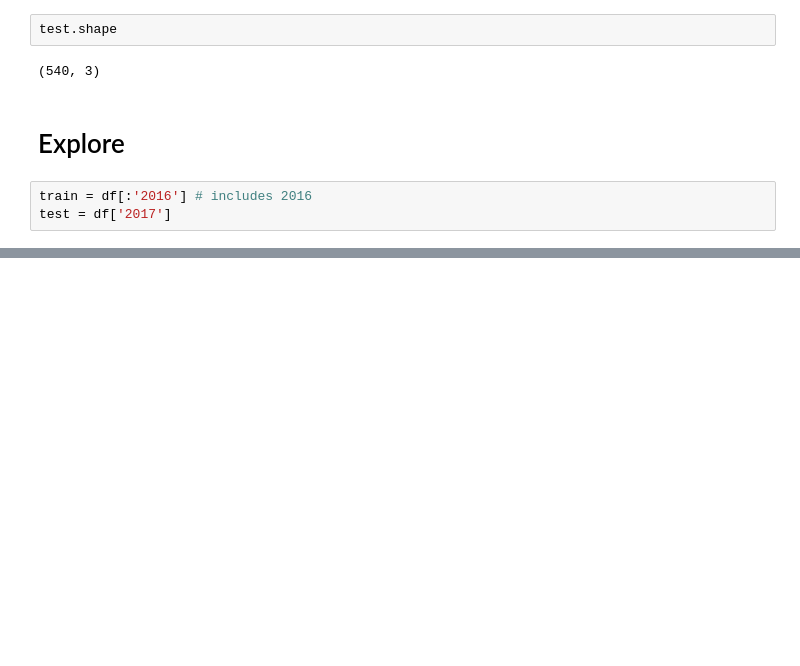
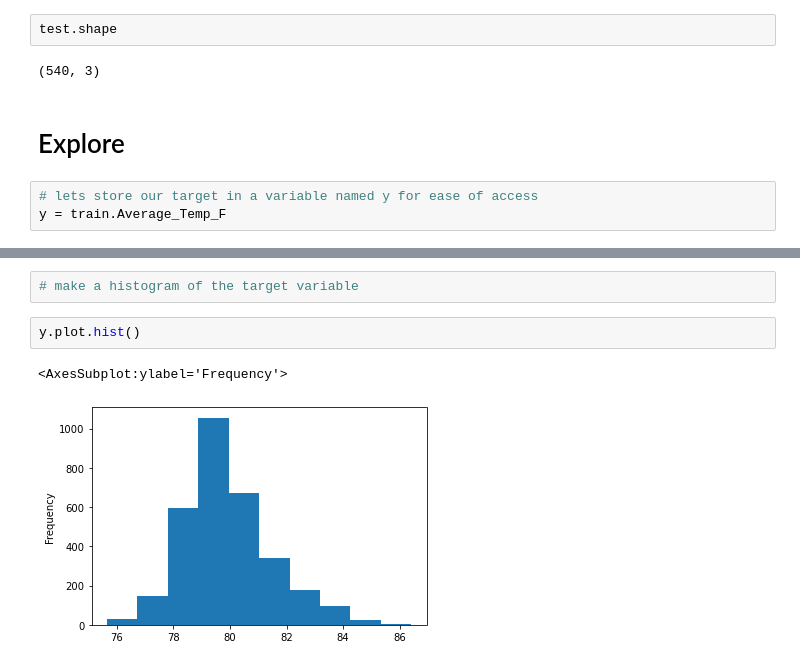
Before and after one commit to SLawsonWoods/time_series_exercises_1, a Jupyter notebook: time_series_mini_proj.ipynb, the cells around one changed output, grey strips where cells are left out. Cells and saved outputs as stored; diff of their text form; blank space fills up the shorter version.

```diff
--- a/time_series_mini_proj.ipynb
+++ b/time_series_mini_proj.ipynb
@@ -220,6 +223,6 @@ test.shape
 (540, 3)
 # %% [markdown]
 # Explore
-# %%
-train = df[:'2016'] # includes 2016
-test = df['2017']
+# %%
+# lets store our target in a variable named y for ease of access
+y = train.Average_Temp_F
@@ -225,0 +240,7 @@ test = df['2017']
+# %%
+# make a histogram of the target variable
+# %%
+y.plot.hist()
+# %% [output]
+<AxesSubplot:ylabel='Frequency'>
+[figure, added]
```
Also changed, not shown: parts of 16 cells of this notebook.
